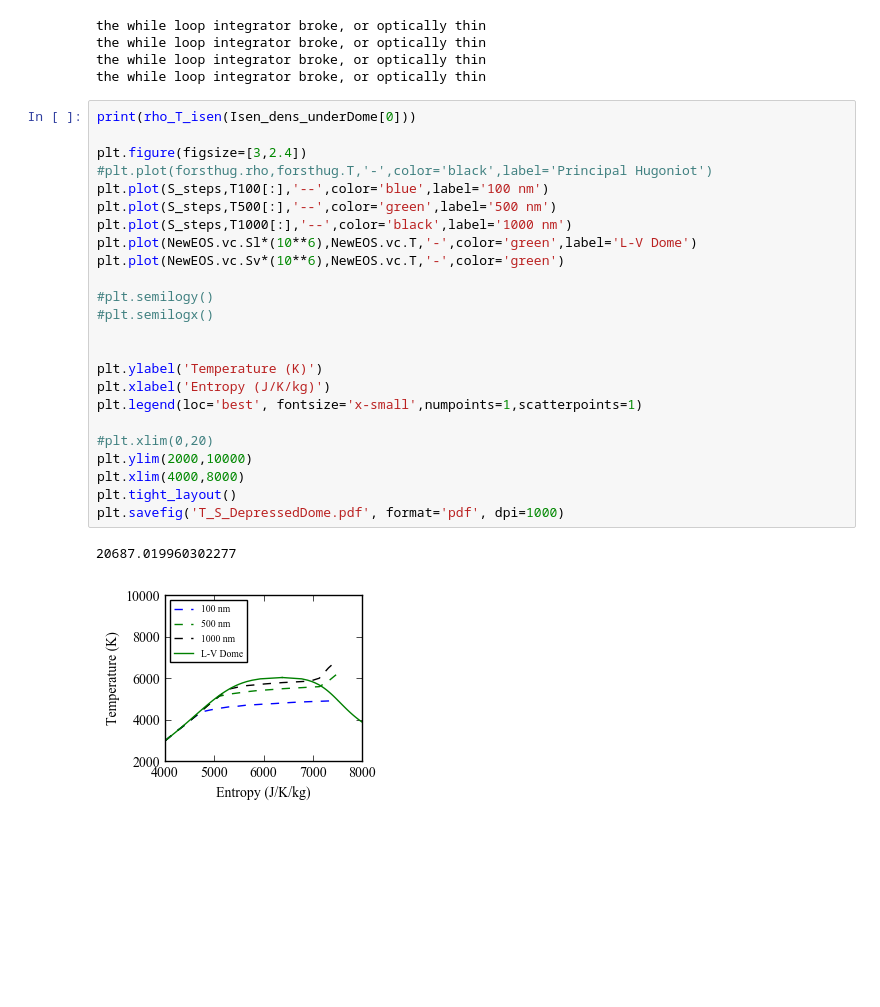
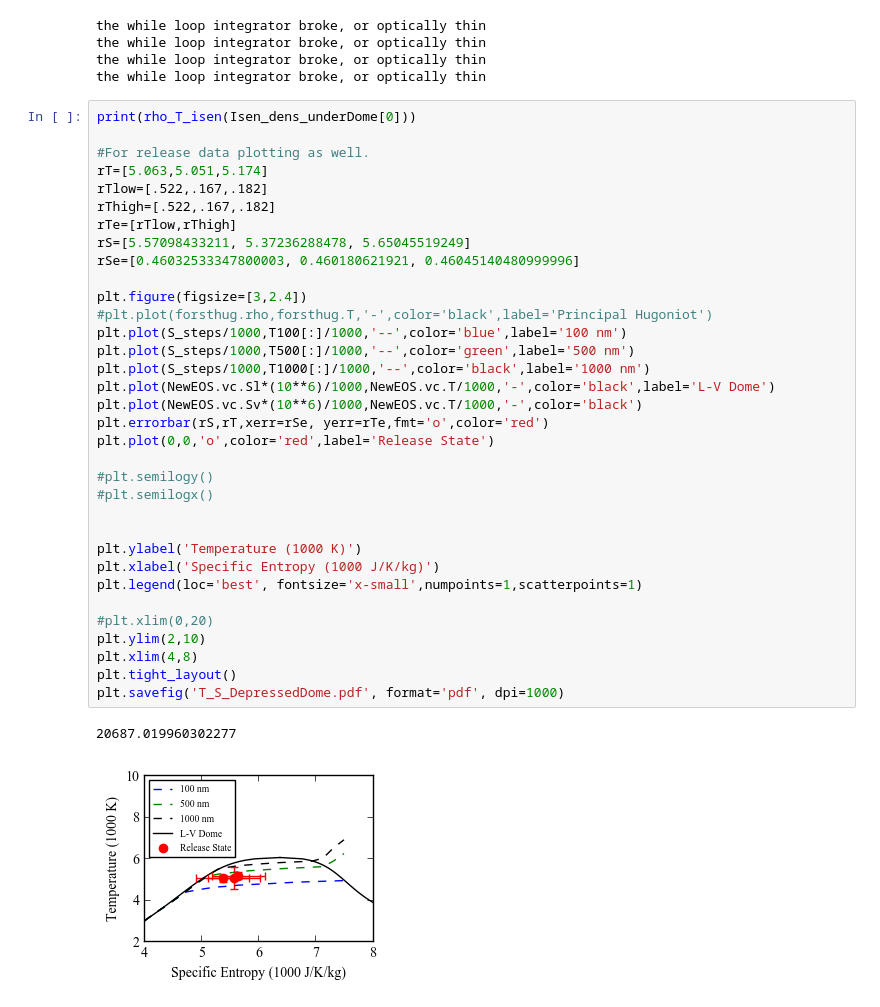
Before and after one commit to edavi006/Forsterite_Stagnation, a Jupyter notebook: Calculations 2020/L-V_Dome_DepressedTCalc.ipynb, the cells around one changed output. Cells and saved outputs as stored; diff of their text form; blank space fills up the shorter version.

```diff
--- a/Calculations 2020/L-V_Dome_DepressedTCalc.ipynb
+++ b/Calculations 2020/L-V_Dome_DepressedTCalc.ipynb
@@ -1035,27 +1035,37 @@ the while loop integrator broke, or optically thin
 # %%
 print(rho_T_isen(Isen_dens_underDome[0]))
 
+#For release data plotting as well.
+rT=[5.063,5.051,5.174]
+rTlow=[.522,.167,.182]
+rThigh=[.522,.167,.182]
+rTe=[rTlow,rThigh]
+rS=[5.57098433211, 5.37236288478, 5.65045519249]
+rSe=[0.46032533347800003, 0.460180621921, 0.46045140480999996]
+
 plt.figure(figsize=[3,2.4])
 #plt.plot(forsthug.rho,forsthug.T,'-',color='black',label='Principal Hugoniot')
-plt.plot(S_steps,T100[:],'--',color='blue',label='100 nm')
-plt.plot(S_steps,T500[:],'--',color='green',label='500 nm')
-plt.plot(S_steps,T1000[:],'--',color='black',label='1000 nm')
-plt.plot(NewEOS.vc.Sl*(10**6),NewEOS.vc.T,'-',color='green',label='L-V Dome')
-plt.plot(NewEOS.vc.Sv*(10**6),NewEOS.vc.T,'-',color='green')
+plt.plot(S_steps/1000,T100[:]/1000,'--',color='blue',label='100 nm')
+plt.plot(S_steps/1000,T500[:]/1000,'--',color='green',label='500 nm')
+plt.plot(S_steps/1000,T1000[:]/1000,'--',color='black',label='1000 nm')
+plt.plot(NewEOS.vc.Sl*(10**6)/1000,NewEOS.vc.T/1000,'-',color='black',label='L-V Dome')
+plt.plot(NewEOS.vc.Sv*(10**6)/1000,NewEOS.vc.T/1000,'-',color='black')
+plt.errorbar(rS,rT,xerr=rSe, yerr=rTe,fmt='o',color='red')
+plt.plot(0,0,'o',color='red',label='Release State')
 
 #plt.semilogy()
 #plt.semilogx()
 
 
-plt.ylabel('Temperature (K)')
-plt.xlabel('Entropy (J/K/kg)')
+plt.ylabel('Temperature (1000 K)')
+plt.xlabel('Specific Entropy (1000 J/K/kg)')
 plt.legend(loc='best', fontsize='x-small',numpoints=1,scatterpoints=1)
 
 #plt.xlim(0,20)
-plt.ylim(2000,10000)
-plt.xlim(4000,8000)
+plt.ylim(2,10)
+plt.xlim(4,8)
 plt.tight_layout()
 plt.savefig('T_S_DepressedDome.pdf', format='pdf', dpi=1000)
 # %% [output]
 20687.019960302277
-[figure, old version]
+[figure, new version]
```
Also changed, not shown: parts of 3 cells of this notebook, 26 other files.
